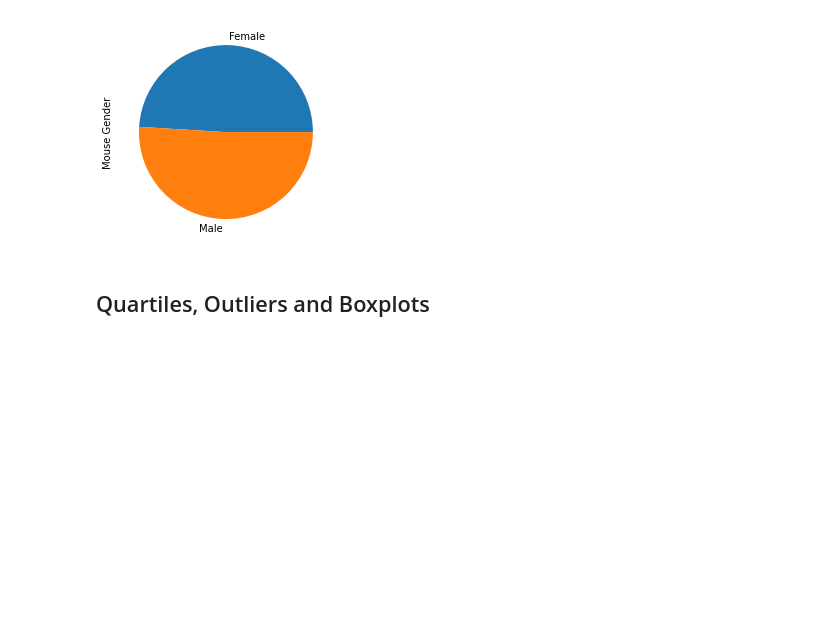
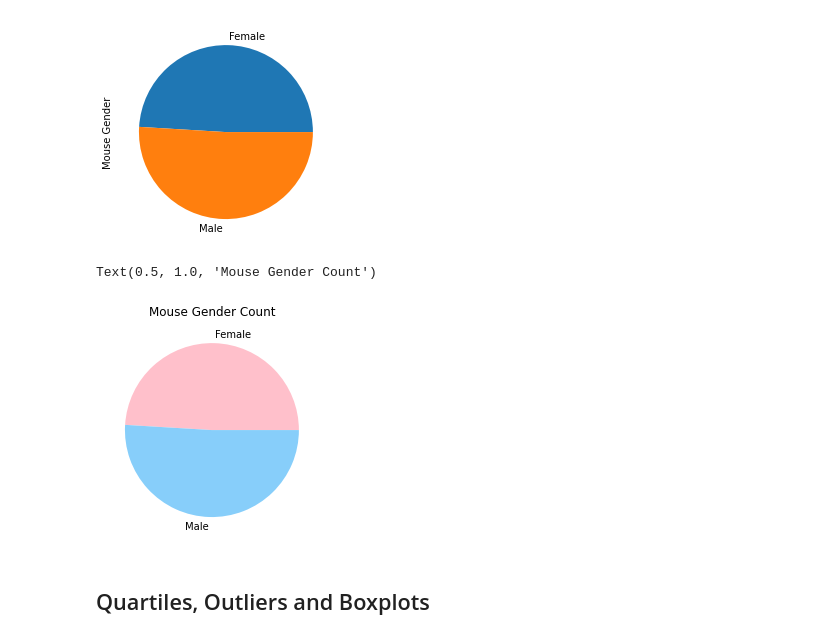
Before and after one commit to GND95/Matplotlib-Challenge, a Jupyter notebook: Pymaceuticals/Analysis.ipynb, the cells around one changed output. Drawn from its saved outputs; the diff is of its cells as text; code cells hidden in the pictures; blank space fills up the shorter version.

```diff
--- a/Pymaceuticals/Analysis.ipynb
+++ b/Pymaceuticals/Analysis.ipynb
@@ -154,3 +150,14 @@ TODO
+# %%
+# Generate a pie plot showing the distribution of female versus male mice using pyplot
+mouse_gender_series = clean_mouse_df.groupby("Sex")["Mouse ID"].count() #creating a series for the count of each gender of mouse
+genderType = list(mouse_gender_series.index) #get the gender name from the index; convert the gender name data to a list
+colors = ["pink", "lightskyblue"]
+
+plt.pie(mouse_gender_series, labels = genderType, colors = colors)
+plt.title("Mouse Gender Count")
+# %% [output]
+Text(0.5, 1.0, 'Mouse Gender Count')
+[figure, added]
 # %% [markdown]
 ## Quartiles, Outliers and Boxplots
 # %%
```
Also changed, not shown: parts of 2 cells of this notebook.
